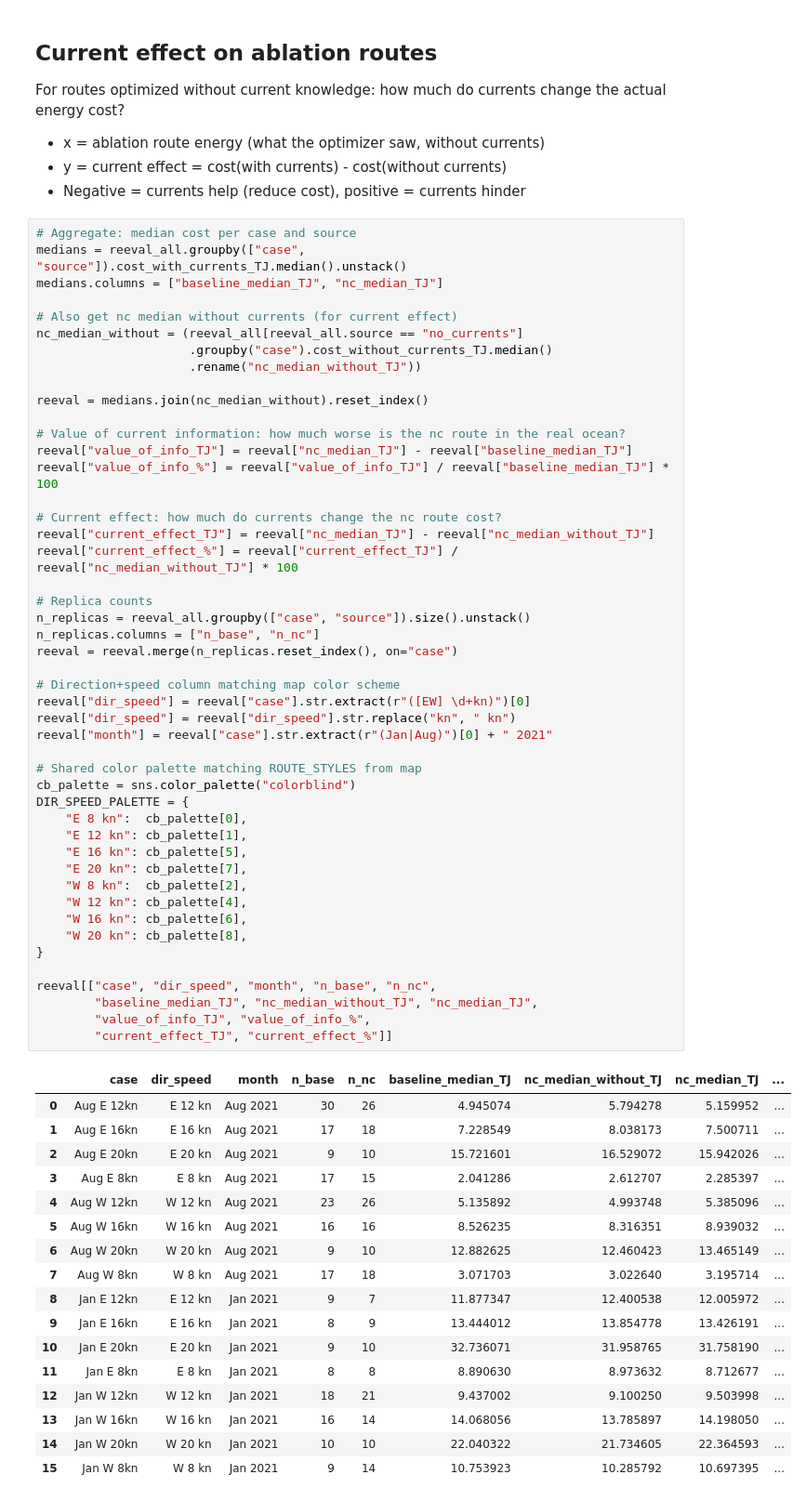
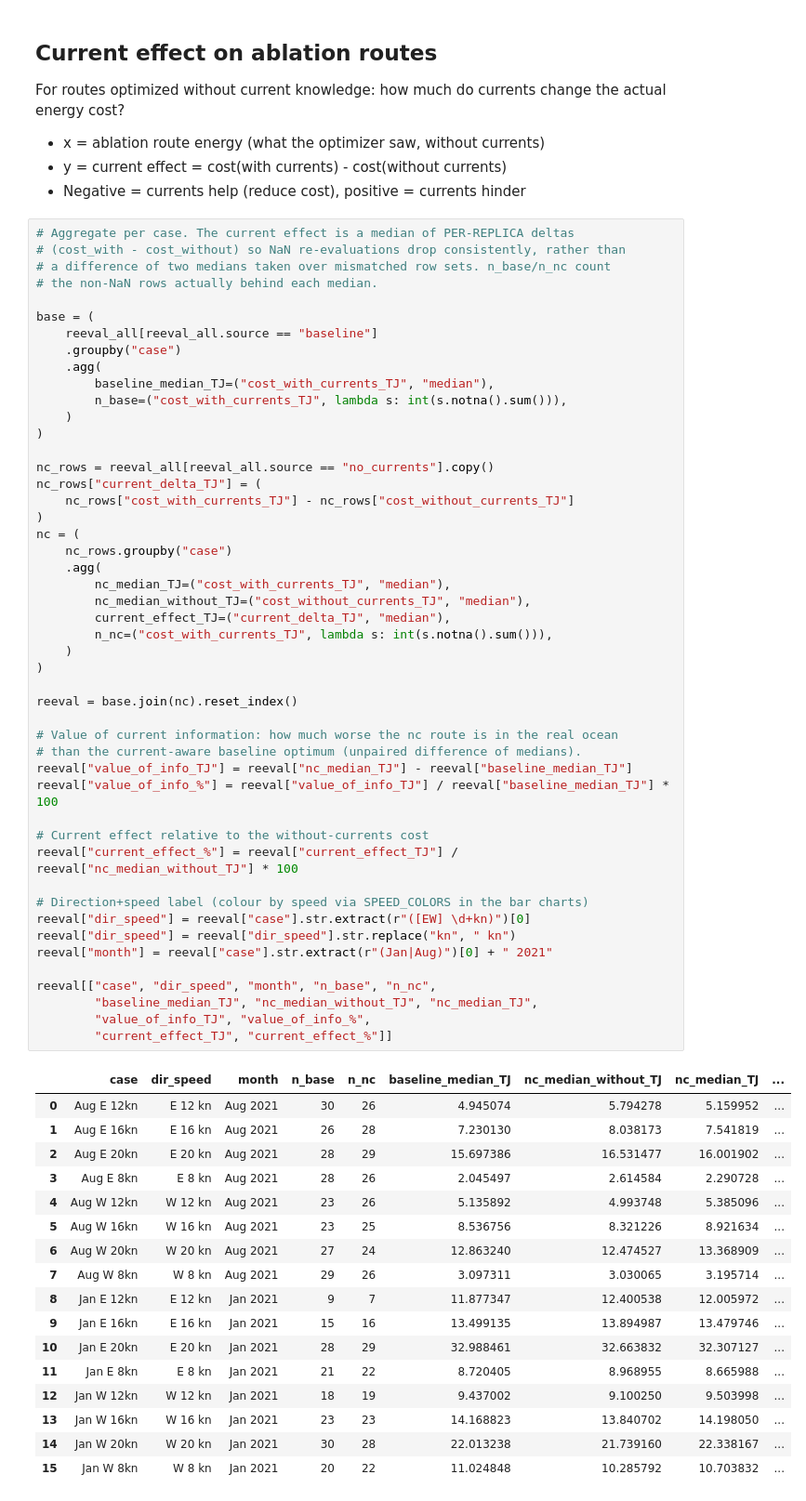
Before and after one commit to willirath/ship_routing, a Jupyter notebook: experiments/cost_001/notebooks/040_ablation_no_currents.ipynb, the cells around one changed output. Shown at 93% size. Drawn from its saved outputs; the diff is of its cells as text.

```diff
--- a/experiments/cost_001/notebooks/040_ablation_no_currents.ipynb
+++ b/experiments/cost_001/notebooks/040_ablation_no_currents.ipynb
@@ -364,68 +373,69 @@ For routes optimized without current knowledge: how much do currents change the
 - y = current effect = cost(with currents) - cost(without currents)
 - Negative = currents help (reduce cost), positive = currents hinder
 # %%
-# Aggregate: median cost per case and source
-medians = reeval_all.groupby(["case", "source"]).cost_with_currents_TJ.median().unstack()
-medians.columns = ["baseline_median_TJ", "nc_median_TJ"]
+# Aggregate per case. The current effect is a median of PER-REPLICA deltas
+# (cost_with - cost_without) so NaN re-evaluations drop consistently, rather than
+# a difference of two medians taken over mismatched row sets. n_base/n_nc count
+# the non-NaN rows actually behind each median.
 
-# Also get nc median without currents (for current effect)
-nc_median_without = (reeval_all[reeval_all.source == "no_currents"]
-                     .groupby("case").cost_without_currents_TJ.median()
-                     .rename("nc_median_without_TJ"))
+base = (
+    reeval_all[reeval_all.source == "baseline"]
+    .groupby("case")
+    .agg(
+        baseline_median_TJ=("cost_with_currents_TJ", "median"),
+        n_base=("cost_with_currents_TJ", lambda s: int(s.notna().sum())),
+    )
+)
 
-reeval = medians.join(nc_median_without).reset_index()
+nc_rows = reeval_all[reeval_all.source == "no_currents"].copy()
+nc_rows["current_delta_TJ"] = (
+    nc_rows["cost_with_currents_TJ"] - nc_rows["cost_without_currents_TJ"]
+)
+nc = (
+    nc_rows.groupby("case")
+    .agg(
+        nc_median_TJ=("cost_with_currents_TJ", "median"),
+        nc_median_without_TJ=("cost_without_currents_TJ", "median"),
+        current_effect_TJ=("current_delta_TJ", "median"),
+        n_nc=("cost_with_currents_TJ", lambda s: int(s.notna().sum())),
+    )
+)
 
-# Value of current information: how much worse is the nc route in the real ocean?
+reeval = base.join(nc).reset_index()
+
+# Value of current information: how much worse the nc route is in the real ocean
+# than the current-aware baseline optimum (unpaired difference of medians).
 reeval["value_of_info_TJ"] = reeval["nc_median_TJ"] - reeval["baseline_median_TJ"]
 reeval["value_of_info_%"] = reeval["value_of_info_TJ"] / reeval["baseline_median_TJ"] * 100
 
-# Current effect: how much do currents change the nc route cost?
-reeval["current_effect_TJ"] = reeval["nc_median_TJ"] - reeval["nc_median_without_TJ"]
+# Current effect relative to the without-currents cost
 reeval["current_effect_%"] = reeval["current_effect_TJ"] / reeval["nc_median_without_TJ"] * 100
 
-# Replica counts
-n_replicas = reeval_all.groupby(["case", "source"]).size().unstack()
-n_replicas.columns = ["n_base", "n_nc"]
-reeval = reeval.merge(n_replicas.reset_index(), on="case")
-
-# Direction+speed column matching map color scheme
+# Direction+speed label (colour by speed via SPEED_COLORS in the bar charts)
 reeval["dir_speed"] = reeval["case"].str.extract(r"([EW] \d+kn)")[0]
 reeval["dir_speed"] = reeval["dir_speed"].str.replace("kn", " kn")
 reeval["month"] = reeval["case"].str.extract(r"(Jan|Aug)")[0] + " 2021"
-
-# Shared color palette matching ROUTE_STYLES from map
-cb_palette = sns.color_palette("colorblind")
-DIR_SPEED_PALETTE = {
-    "E 8 kn":  cb_palette[0],
-    "E 12 kn": cb_palette[1],
-    "E 16 kn": cb_palette[5],
-    "E 20 kn": cb_palette[7],
-    "W 8 kn":  cb_palette[2],
-    "W 12 kn": cb_palette[4],
-    "W 16 kn": cb_palette[6],
-    "W 20 kn": cb_palette[8],
-}
 
 reeval[["case", "dir_speed", "month", "n_base", "n_nc",
         "baseline_median_TJ", "nc_median_without_TJ", "nc_median_TJ",
         "value_of_info_TJ", "value_of_info_%",
         "current_effect_TJ", "current_effect_%"]]
 # %% [output]
 |  | case | dir_speed | month | n_base | n_nc | baseline_median_TJ | nc_median_without_TJ | nc_median_TJ | ... |
 | 0 | Aug E 12kn | E 12 kn | Aug 2021 | 30 | 26 | 4.945074 | 5.794278 | 5.159952 | ... |
-| 1 | Aug E 16kn | E 16 kn | Aug 2021 | 17 | 18 | 7.228549 | 8.038173 | 7.500711 | ... |
-| 2 | Aug E 20kn | E 20 kn | Aug 2021 | 9 | 10 | 15.721601 | 16.529072 | 15.942026 | ... |
-| 3 | Aug E 8kn | E 8 kn | Aug 2021 | 17 | 15 | 2.041286 | 2.612707 | 2.285397 | ... |
+| 1 | Aug E 16kn | E 16 kn | Aug 2021 | 26 | 28 | 7.230130 | 8.038173 | 7.541819 | ... |
+| 2 | Aug E 20kn | E 20 kn | Aug 2021 | 28 | 29 | 15.697386 | 16.531477 | 16.001902 | ... |
+| 3 | Aug E 8kn | E 8 kn | Aug 2021 | 28 | 26 | 2.045497 | 2.614584 | 2.290728 | ... |
 | 4 | Aug W 12kn | W 12 kn | Aug 2021 | 23 | 26 | 5.135892 | 4.993748 | 5.385096 | ... |
-| 5 | Aug W 16kn | W 16 kn | Aug 2021 | 16 | 16 | 8.526235 | 8.316351 | 8.939032 | ... |
-| 6 | Aug W 20kn | W 20 kn | Aug 2021 | 9 | 10 | 12.882625 | 12.460423 | 13.465149 | ... |
-| 7 | Aug W 8kn | W 8 kn | Aug 2021 | 17 | 18 | 3.071703 | 3.022640 | 3.195714 | ... |
+| 5 | Aug W 16kn | W 16 kn | Aug 2021 | 23 | 25 | 8.536756 | 8.321226 | 8.921634 | ... |
+| 6 | Aug W 20kn | W 20 kn | Aug 2021 | 27 | 24 | 12.863240 | 12.474527 | 13.368909 | ... |
+| 7 | Aug W 8kn | W 8 kn | Aug 2021 | 29 | 26 | 3.097311 | 3.030065 | 3.195714 | ... |
 | 8 | Jan E 12kn | E 12 kn | Jan 2021 | 9 | 7 | 11.877347 | 12.400538 | 12.005972 | ... |
-| 9 | Jan E 16kn | E 16 kn | Jan 2021 | 8 | 9 | 13.444012 | 13.854778 | 13.426191 | ... |
-| 10 | Jan E 20kn | E 20 kn | Jan 2021 | 9 | 10 | 32.736071 | 31.958765 | 31.758190 | ... |
-| 11 | Jan E 8kn | E 8 kn | Jan 2021 | 8 | 8 | 8.890630 | 8.973632 | 8.712677 | ... |
-| 12 | Jan W 12kn | W 12 kn | Jan 2021 | 18 | 21 | 9.437002 | 9.100250 | 9.503998 | ... |
-| 13 | Jan W 16kn | W 16 kn | Jan 2021 | 16 | 14 | 14.068056 | 13.785897 | 14.198050 | ... |
-| 14 | Jan W 20kn | W 20 kn | Jan 2021 | 10 | 10 | 22.040322 | 21.734605 | 22.364593 | ... |
-| 15 | Jan W 8kn | W 8 kn | Jan 2021 | 9 | 14 | 10.753923 | 10.285792 | 10.697395 | ... |
+| 9 | Jan E 16kn | E 16 kn | Jan 2021 | 15 | 16 | 13.499135 | 13.894987 | 13.479746 | ... |
+| 10 | Jan E 20kn | E 20 kn | Jan 2021 | 28 | 29 | 32.988461 | 32.663832 | 32.307127 | ... |
+| 11 | Jan E 8kn | E 8 kn | Jan 2021 | 21 | 22 | 8.720405 | 8.968955 | 8.665988 | ... |
+| 12 | Jan W 12kn | W 12 kn | Jan 2021 | 18 | 19 | 9.437002 | 9.100250 | 9.503998 | ... |
+| 13 | Jan W 16kn | W 16 kn | Jan 2021 | 23 | 23 | 14.168823 | 13.840702 | 14.198050 | ... |
+| 14 | Jan W 20kn | W 20 kn | Jan 2021 | 30 | 28 | 22.013238 | 21.739160 | 22.338167 | ... |
+| 15 | Jan W 8kn | W 8 kn | Jan 2021 | 20 | 22 | 11.024848 | 10.285792 | 10.703832 | ... |
 # %%
```
Also changed, not shown: parts of 9 cells of this notebook, 40 other files.
